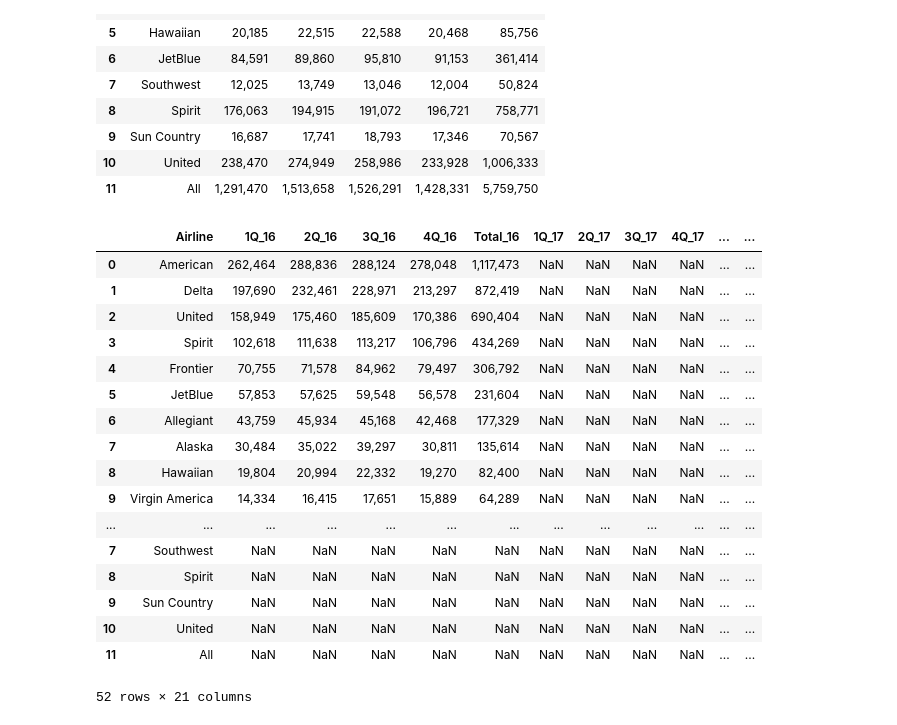
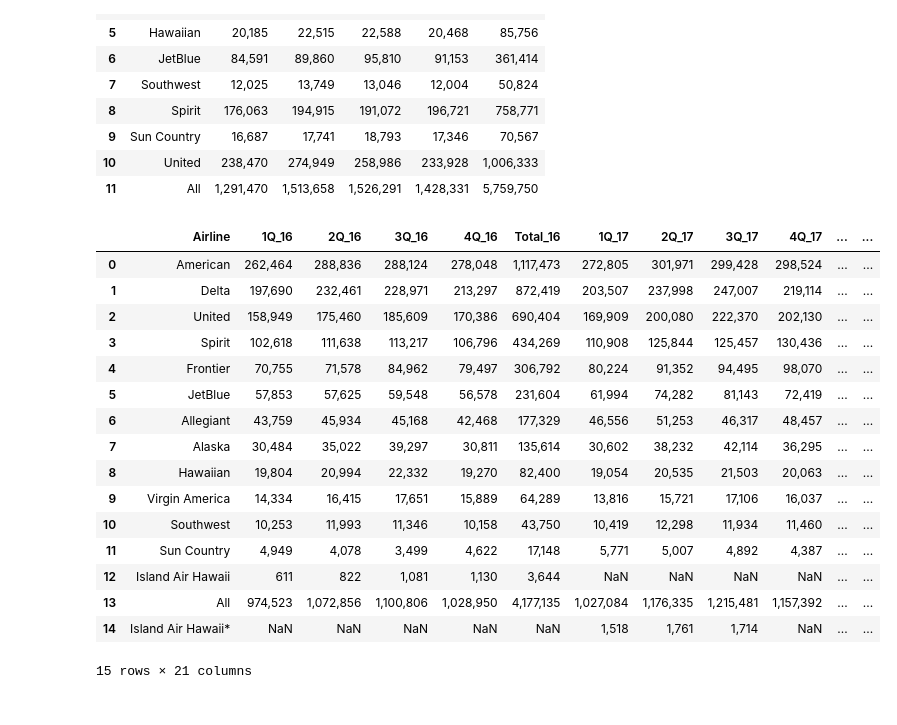
Before and after one commit to marcum531/Project1, a Jupyter notebook: Baggage_Fees.ipynb, the cells around one changed output. Cells and saved outputs as stored; diff of their text form; code cells hidden in the pictures.

```diff
--- a/Baggage_Fees.ipynb
+++ b/Baggage_Fees.ipynb
@@ -83,24 +83,24 @@ fees19_df
 | 11 | All | 1,291,470 | 1,513,658 | 1,526,291 | 1,428,331 | 5,759,750 |
 # %%
 years = [fees16_df, fees17_df, fees18_df, fees19_df]
-total_baggage_fees = pd.concat(years)
+total_baggage_fees = reduce(lambda left, right: left.merge(right, how='outer', on="Airline"), years)
+#total_baggage_fees = pd.concat(years)
 total_baggage_fees
 # %% [output]
 |  | Airline | 1Q_16 | 2Q_16 | 3Q_16 | 4Q_16 | Total_16 | 1Q_17 | 2Q_17 | 3Q_17 | 4Q_17 | ... | ... |
-| 0 | American | 262,464 | 288,836 | 288,124 | 278,048 | 1,117,473 | NaN | NaN | NaN | NaN | ... | ... |
-| 1 | Delta | 197,690 | 232,461 | 228,971 | 213,297 | 872,419 | NaN | NaN | NaN | NaN | ... | ... |
-| 2 | United | 158,949 | 175,460 | 185,609 | 170,386 | 690,404 | NaN | NaN | NaN | NaN | ... | ... |
-| 3 | Spirit | 102,618 | 111,638 | 113,217 | 106,796 | 434,269 | NaN | NaN | NaN | NaN | ... | ... |
-| 4 | Frontier | 70,755 | 71,578 | 84,962 | 79,497 | 306,792 | NaN | NaN | NaN | NaN | ... | ... |
-| 5 | JetBlue | 57,853 | 57,625 | 59,548 | 56,578 | 231,604 | NaN | NaN | NaN | NaN | ... | ... |
-| 6 | Allegiant | 43,759 | 45,934 | 45,168 | 42,468 | 177,329 | NaN | NaN | NaN | NaN | ... | ... |
-| 7 | Alaska | 30,484 | 35,022 | 39,297 | 30,811 | 135,614 | NaN | NaN | NaN | NaN | ... | ... |
-| 8 | Hawaiian | 19,804 | 20,994 | 22,332 | 19,270 | 82,400 | NaN | NaN | NaN | NaN | ... | ... |
-| 9 | Virgin America | 14,334 | 16,415 | 17,651 | 15,889 | 64,289 | NaN | NaN | NaN | NaN | ... | ... |
-| ... | ... | ... | ... | ... | ... | ... | ... | ... | ... | ... | ... | ... |
-| 7 | Southwest | NaN | NaN | NaN | NaN | NaN | NaN | NaN | NaN | NaN | ... | ... |
-| 8 | Spirit | NaN | NaN | NaN | NaN | NaN | NaN | NaN | NaN | NaN | ... | ... |
-| 9 | Sun Country | NaN | NaN | NaN | NaN | NaN | NaN | NaN | NaN | NaN | ... | ... |
-| 10 | United | NaN | NaN | NaN | NaN | NaN | NaN | NaN | NaN | NaN | ... | ... |
-| 11 | All | NaN | NaN | NaN | NaN | NaN | NaN | NaN | NaN | NaN | ... | ... |
+| 0 | American | 262,464 | 288,836 | 288,124 | 278,048 | 1,117,473 | 272,805 | 301,971 | 299,428 | 298,524 | ... | ... |
+| 1 | Delta | 197,690 | 232,461 | 228,971 | 213,297 | 872,419 | 203,507 | 237,998 | 247,007 | 219,114 | ... | ... |
+| 2 | United | 158,949 | 175,460 | 185,609 | 170,386 | 690,404 | 169,909 | 200,080 | 222,370 | 202,130 | ... | ... |
+| 3 | Spirit | 102,618 | 111,638 | 113,217 | 106,796 | 434,269 | 110,908 | 125,844 | 125,457 | 130,436 | ... | ... |
+| 4 | Frontier | 70,755 | 71,578 | 84,962 | 79,497 | 306,792 | 80,224 | 91,352 | 94,495 | 98,070 | ... | ... |
+| 5 | JetBlue | 57,853 | 57,625 | 59,548 | 56,578 | 231,604 | 61,994 | 74,282 | 81,143 | 72,419 | ... | ... |
+| 6 | Allegiant | 43,759 | 45,934 | 45,168 | 42,468 | 177,329 | 46,556 | 51,253 | 46,317 | 48,457 | ... | ... |
+| 7 | Alaska | 30,484 | 35,022 | 39,297 | 30,811 | 135,614 | 30,602 | 38,232 | 42,114 | 36,295 | ... | ... |
+| 8 | Hawaiian | 19,804 | 20,994 | 22,332 | 19,270 | 82,400 | 19,054 | 20,535 | 21,503 | 20,063 | ... | ... |
+| 9 | Virgin America | 14,334 | 16,415 | 17,651 | 15,889 | 64,289 | 13,816 | 15,721 | 17,106 | 16,037 | ... | ... |
+| 10 | Southwest | 10,253 | 11,993 | 11,346 | 10,158 | 43,750 | 10,419 | 12,298 | 11,934 | 11,460 | ... | ... |
+| 11 | Sun Country | 4,949 | 4,078 | 3,499 | 4,622 | 17,148 | 5,771 | 5,007 | 4,892 | 4,387 | ... | ... |
+| 12 | Island Air Hawaii | 611 | 822 | 1,081 | 1,130 | 3,644 | NaN | NaN | NaN | NaN | ... | ... |
+| 13 | All | 974,523 | 1,072,856 | 1,100,806 | 1,028,950 | 4,177,135 | 1,027,084 | 1,176,335 | 1,215,481 | 1,157,392 | ... | ... |
+| 14 | Island Air Hawaii* | NaN | NaN | NaN | NaN | NaN | 1,518 | 1,761 | 1,714 | NaN | ... | ... |
-52 rows × 21 columns
+15 rows × 21 columns
```
Also changed, not shown: parts of 5 cells of this notebook.
